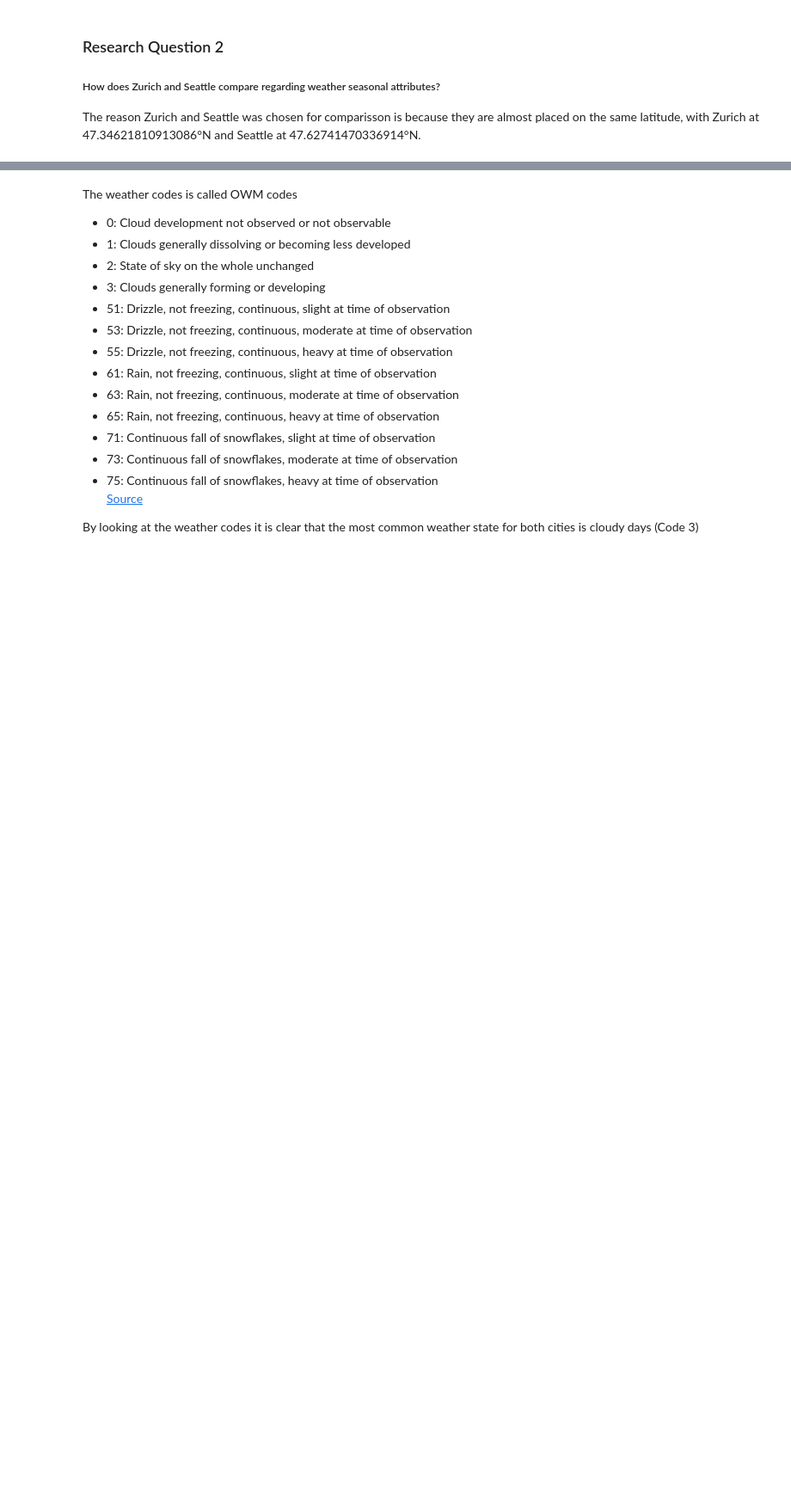
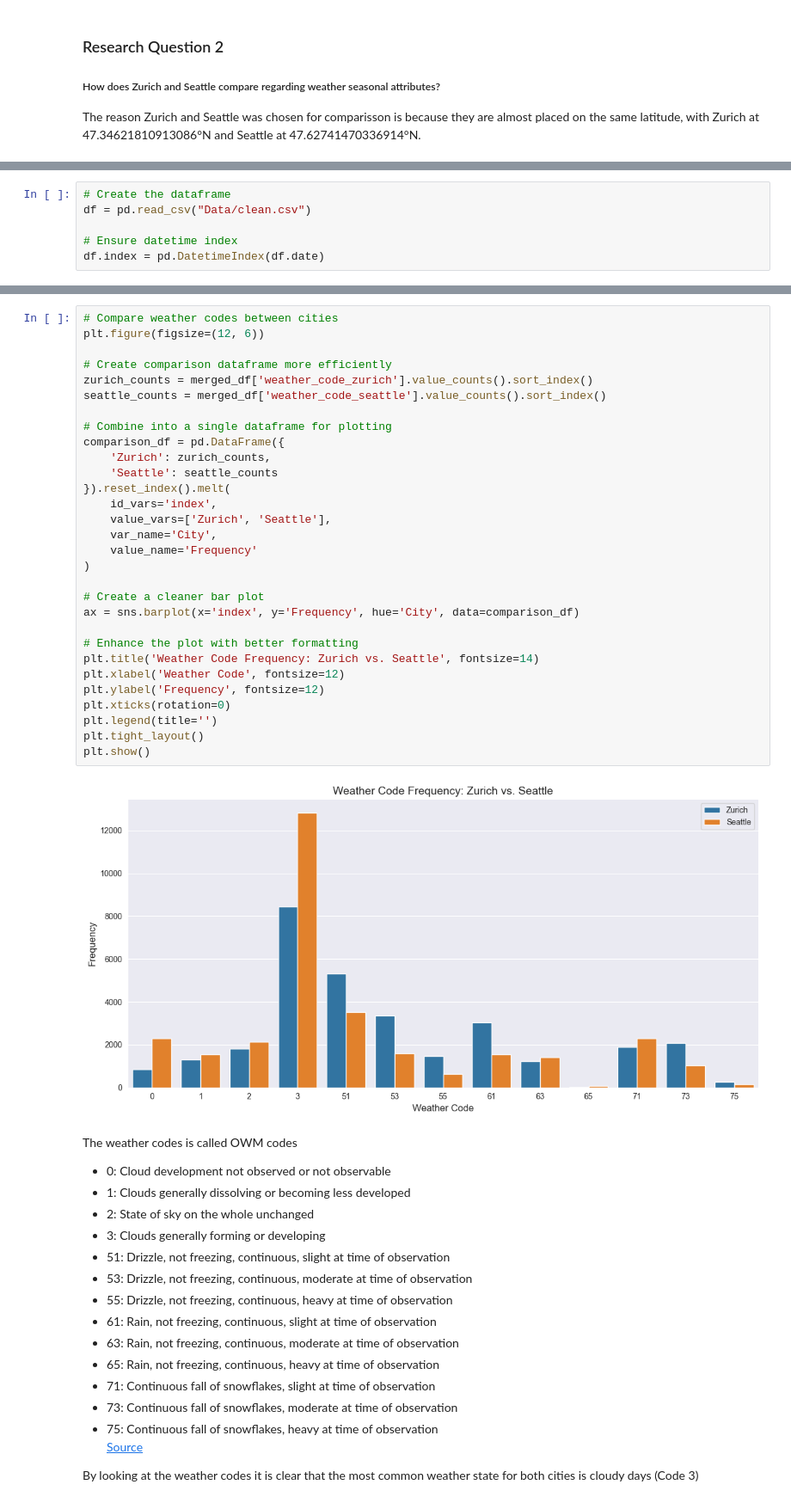
Before and after one commit to Jaffels/CIP_FS25_111, a Jupyter notebook: Johan.ipynb, the cells around one changed output, grey strips where cells are left out. Shown at 86% size. Drawn from its saved outputs; the diff is of its cells as text; blank space fills up the shorter version.

```diff
--- a/Johan.ipynb
+++ b/Johan.ipynb
@@ -446,0 +405,6 @@ plt.show()
+# %%
+# Create the dataframe
+df = pd.read_csv("Data/clean.csv")
+
+# Ensure datetime index
+df.index = pd.DatetimeIndex(df.date)
@@ -447,3 +439,35 @@ plt.show()
+# %%
+# Compare weather codes between cities
+plt.figure(figsize=(12, 6))
+
+# Create comparison dataframe more efficiently
+zurich_counts = merged_df['weather_code_zurich'].value_counts().sort_index()
+seattle_counts = merged_df['weather_code_seattle'].value_counts().sort_index()
+
+# Combine into a single dataframe for plotting
+comparison_df = pd.DataFrame({
+    'Zurich': zurich_counts,
+    'Seattle': seattle_counts
+}).reset_index().melt(
+    id_vars='index',
+    value_vars=['Zurich', 'Seattle'],
+    var_name='City',
+    value_name='Frequency'
+)
+
+# Create a cleaner bar plot
+ax = sns.barplot(x='index', y='Frequency', hue='City', data=comparison_df)
+
+# Enhance the plot with better formatting
+plt.title('Weather Code Frequency: Zurich vs. Seattle', fontsize=14)
+plt.xlabel('Weather Code', fontsize=12)
+plt.ylabel('Frequency', fontsize=12)
+plt.xticks(rotation=0)
+plt.legend(title='')
+plt.tight_layout()
+plt.show()
+# %% [output]
+[figure, added]
 # %% [markdown]
 The weather codes is called OWM codes
 - 0: Cloud development not observed or not observable
```
Also changed, not shown: parts of 35 cells of this notebook, 5 other files.
